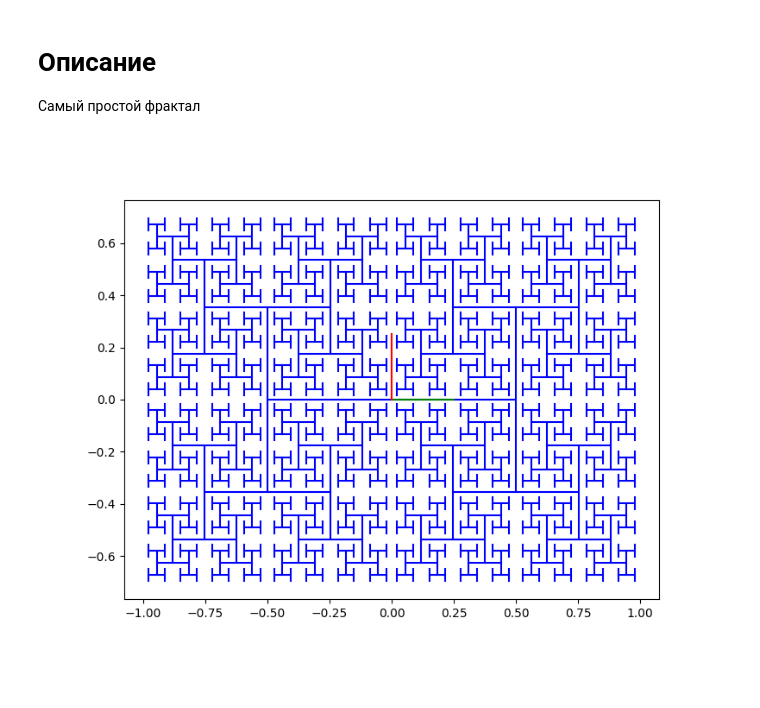
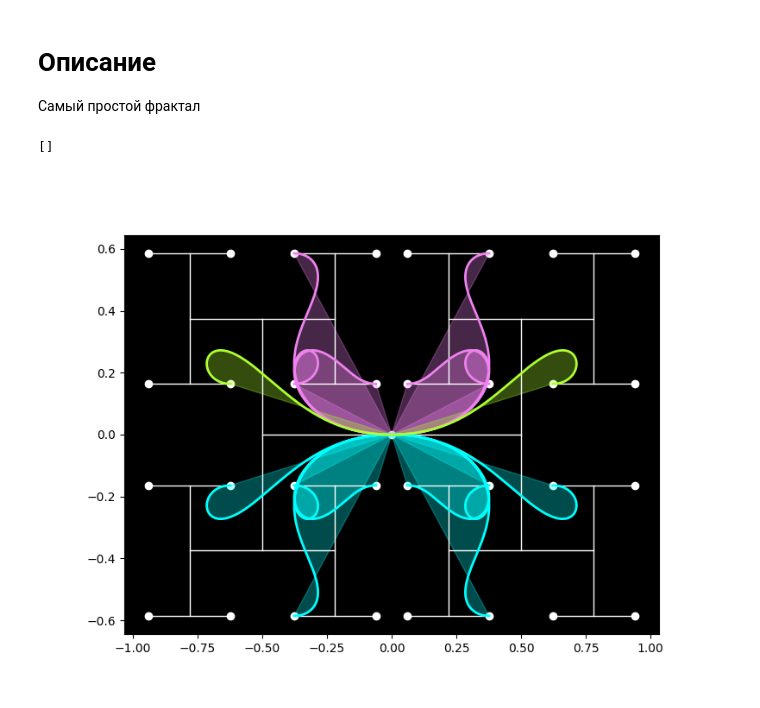
Before and after one commit to NikoSolov/MathDiscoveries, a Jupyter notebook: MyProjects/SimpleFractal.ipynb, the cells around one changed output. Cells and saved outputs as stored; diff of their text form; code cells hidden in the pictures.

Commit message:
Convert from pygame to matplotlib

```diff
--- a/MyProjects/SimpleFractal.ipynb
+++ b/MyProjects/SimpleFractal.ipynb
@@ -4,0 +7,5 @@
+# %%
+from scipy.special import comb
+def B(i, N, t):
+    val = comb(N,i) * t**i * (1.-t)**(N-i)
+    return val
@@ -5,49 +36,106 @@
 # %%
+%matplotlib widget
 import matplotlib.pyplot as plt
 import numpy as np
 
-def drawFractal(ax, gens, diffX, diffY, angleA=0, angleB=90):
+def createFractal(ax, gens, diffX, diffY, angleA=0, angleB=90):
     vec = lambda angle: np.array(
         (np.cos(np.deg2rad(angle)), np.sin(np.deg2rad(angle)))
     )
 
     a = vec(angleA)
     b = vec(angleB)
 
 
     coefX = lambda gen: diffX**(gen+1)
     coefY = lambda gen: diffY**(gen+1)
 
     A = np.array([[-a/2, a/2]])
 
     for gen in range(gens):
         add = (a*coefX(gen))/2 if (gen%2 == 1) else (b*coefY(gen))/2
         for j in range(2**gen):
             A = np.concat(
                 (A,
                 [
                     [
                         A[2**gen-1+j][1] - add,
                         A[2**gen-1+j][1] + add
                     ],
                     [     # coord   component
                         A[2**gen-1+j][0] - add,
                         A[2**gen-1+j][0] + add
                     ]
                 ]),
                 axis = 0
             )
-
-    for i in range(len(A)):
-        ax.plot(*A[i].T, c=color)
-    ax.plot(*np.concat(([vec(angleA)/4], [[0,0]])).T, c = "green")
-    ax.plot(*np.concat(([vec(angleB)/4], [[0,0]])).T, c = "red")
+    return A
 
 fig, ax = plt.subplots(figsize=(8, 6))
-diff = 0.711
-drawFractal(ax, 9, diff, diff, 0, 90)
+diff = 0.75
+gens = 4
+
+A = createFractal(ax, gens, diff, diff, 0, 90)
+
+print(A[2**gens:2**(gens-1)])
+
+
+ax.set_facecolor('black')
+ax.scatter(0,0, c="white")
+for i in range(len(A)):
+    ax.plot(*A[i].T, c="white", lw=1)
+for i in range(2**gens-1, 2**(gens+1)-1):
+# for i in range(2**(gens+1)-1):
+    ax.scatter(*A[i][0], c="white")
+    # ax.annotate(f"{i}_0", A[i][0])
+    ax.scatter(*A[i][1], c="white")
+    # ax.annotate(f"{i}_1", A[i][1])
+
+flower = {
+    "violet":[
+        [(0,0), A[0][0], A[2][1], A[5][1], A[11][0], A[24][0]],
+        [(0,0), A[0][0], A[2][1], A[5][1], A[11][0], A[24][1]],
+        [(0,0), A[0][0], A[2][1], A[5][1], A[11][1], A[23][0]],
+        [(0,0), A[0][1], A[1][1], A[3][0], A[8][0], A[18][0]],
+        [(0,0), A[0][1], A[1][1], A[3][0], A[8][0], A[18][1]],
+        [(0,0), A[0][1], A[1][1], A[3][0], A[8][1], A[17][1]]
+    ],
+    "cyan":[
+        [(0,0), A[0][0], A[2][0], A[6][1], A[13][1], A[27][0]],
+        [(0,0), A[0][0], A[2][0], A[6][1], A[13][1], A[27][1]],
+        [(0,0), A[0][0], A[2][0], A[6][1], A[13][0], A[28][0]],
+        [(0,0), A[0][0], A[2][0], A[6][0], A[14][1], A[29][1]],
+        [(0,0), A[0][1], A[1][0], A[4][0], A[10][1], A[21][0]],
+        [(0,0), A[0][1], A[1][0], A[4][0], A[10][1], A[21][1]],
+        [(0,0), A[0][1], A[1][0], A[4][0], A[10][0], A[22][1]],
+        [(0,0), A[0][1], A[1][0], A[4][1], A[9][1], A[19][0]],
+    ],
+    "greenyellow":[
+        [(0,0), A[0][0], A[2][1], A[5][0], A[12][0], A[26][1]],
+        [(0,0), A[0][1], A[1][1], A[3][1], A[7][0], A[16][0]]
+    ]
+
+}
+
+tt = np.linspace(0, 1, 200)
+
+for color in flower.keys():
+    for X in flower[color]:
+        xx = P(tt, X)
+        ax.plot(xx[:,0], xx[:,1], c=color, lw=2)
+        ax.fill(xx[:,0], xx[:,1], c=color, alpha=0.3)
+
+# plt.plot(X[:,0], X[:,1], 'ro');
+
+
+# ax.plot(*np.concat(([vec(angleA)/4], [[0,0]])).T, c = "green")
+# ax.plot(*np.concat(([vec(angleB)/4], [[0,0]])).T, c = "red")
+
+# fig.show()
+# fig.savefig('temp.svg')
 # %% [output]
+[]
-[figure, old version]
+[figure, new version]
 # %%
 %matplotlib widget
 import numpy as np
```
Also changed, not shown: parts of 4 cells of this notebook, 10 other files.
